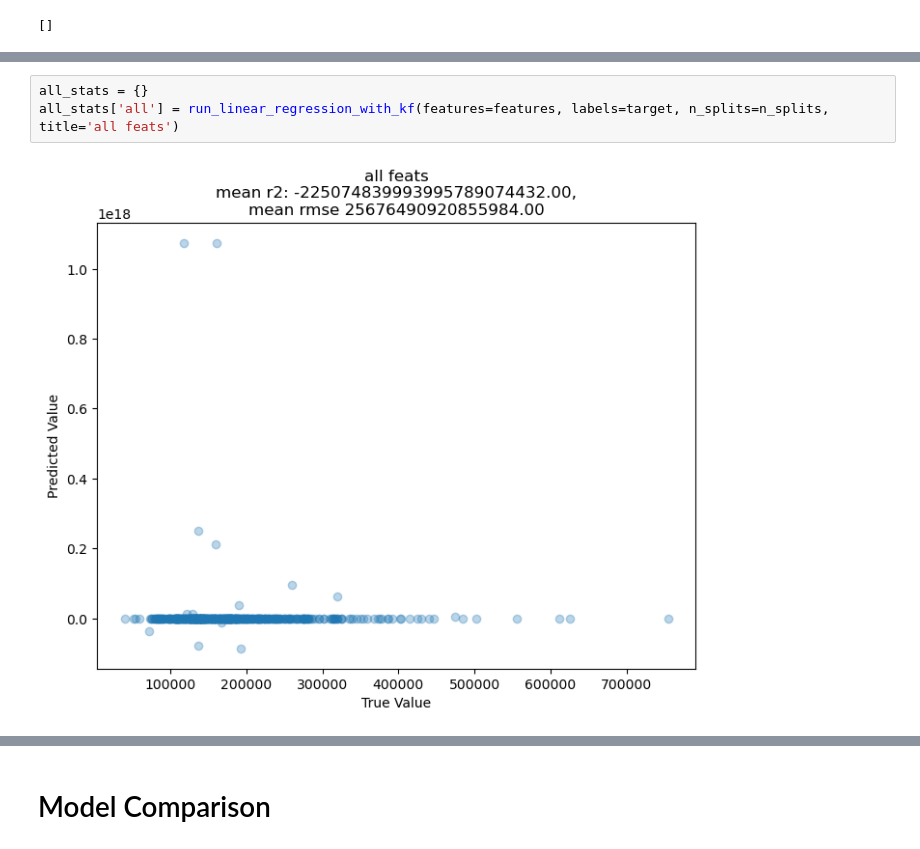
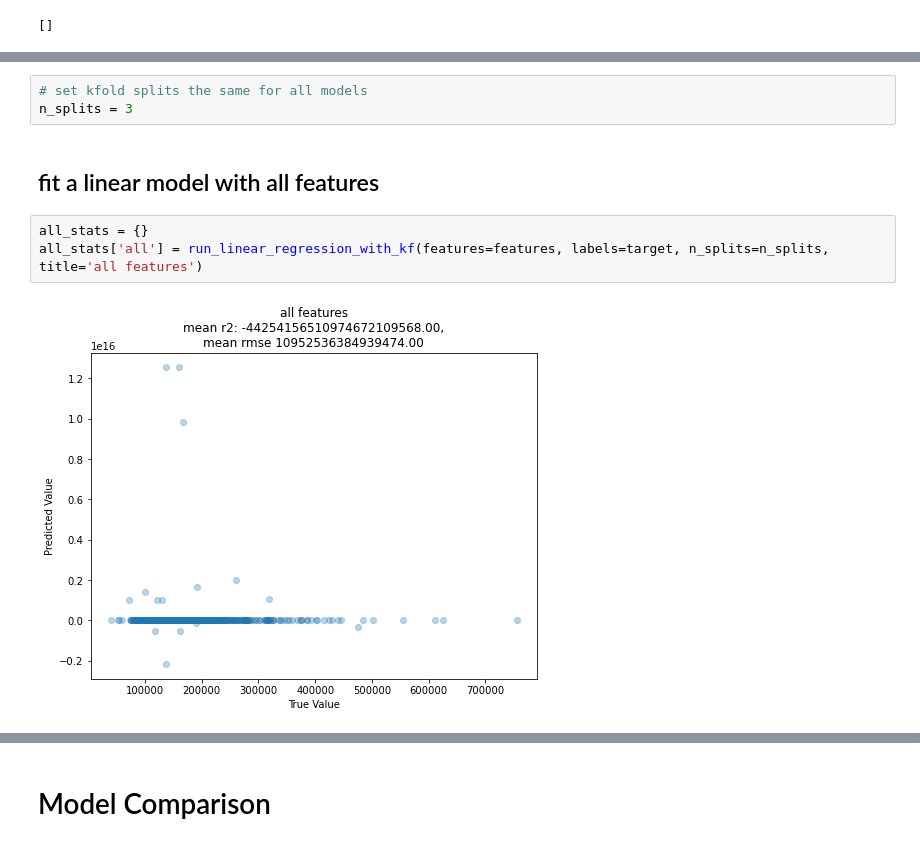
Before and after one commit to carpentries-incubator/high-dimensional-analysis-in-python, a Jupyter notebook: code/07-c-Multivariate_Regression_with_PCA.ipynb, the cells around one changed output, grey strips where cells are left out. Saved outputs shown, nothing was run; the diff lists cells and outputs as text.

Commit message:
update first PCA lesson with comparison to all features linear model only

```diff
--- a/code/07-c-Multivariate_Regression_with_PCA.ipynb
+++ b/code/07-c-Multivariate_Regression_with_PCA.ipynb
@@ -473,8 +445,13 @@ def run_linear_regression_with_kf(features: pd.DataFrame, labels: pd.Series,
     ax.set_ylabel('Predicted Value')
     plt.show()
     return r2_mean, rmse_mean, r2_sd, rmse_sd
+# %%
+# set kfold splits the same for all models
+n_splits = 3
+# %% [markdown]
+## fit a linear model with all features
 # %%
 all_stats = {}
-all_stats['all'] = run_linear_regression_with_kf(features=features, labels=target, n_splits=n_splits, title='all feats')
+all_stats['all'] = run_linear_regression_with_kf(features=features, labels=target, n_splits=n_splits, title='all features')
 # %% [output]
-[figure, old version]
+[figure, new version]
```
Also changed, not shown: parts of 40 cells of this notebook, 1 other file.
